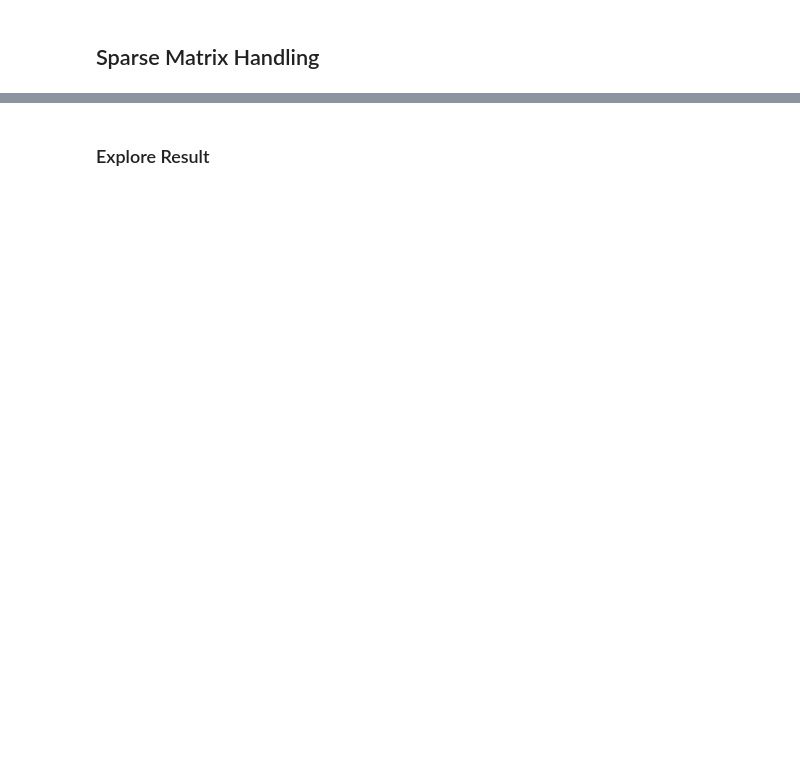
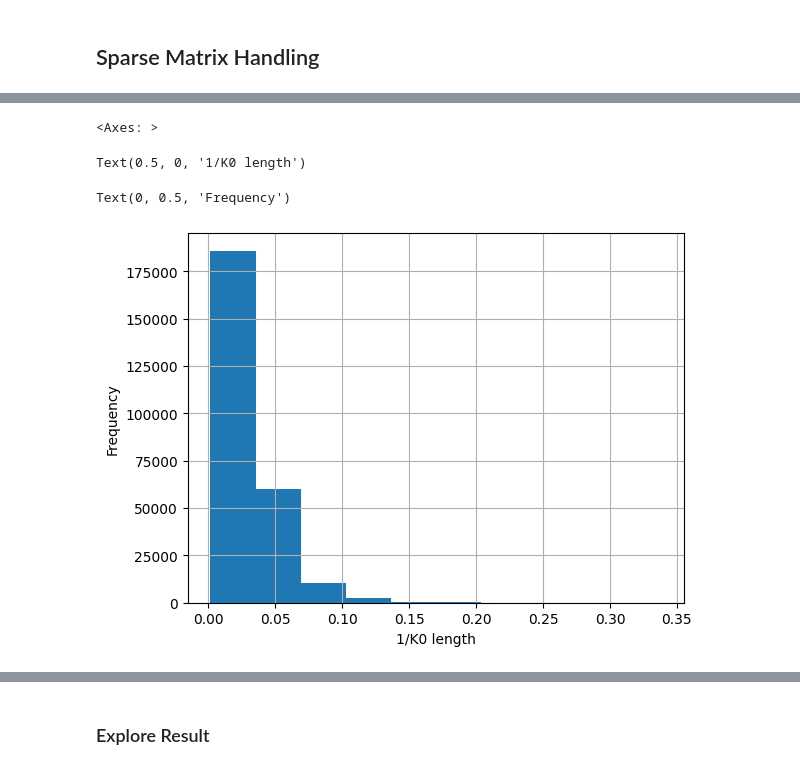
Before and after one commit to zix-xiao/scan-by-scan, a Jupyter notebook: notebooks/dev_10_scanbyscan_ims.ipynb, the cells around one changed output, grey strips where cells are left out. Drawn from its saved outputs; the diff is of its cells as text; code cells hidden in the pictures; blank space fills up the shorter version.

```diff
--- a/notebooks/dev_10_scanbyscan_ims.ipynb
+++ b/notebooks/dev_10_scanbyscan_ims.ipynb
@@ -197,0 +440,9 @@ im_pept_act = sparse_encode(
+# %%
+maxquant_result_ref_with_im_index["1/K0 length"].hist()
+plt.xlabel("1/K0 length")
+plt.ylabel("Frequency")
+# %% [output]
+<Axes: >
+Text(0.5, 0, '1/K0 length')
+Text(0, 0.5, 'Frequency')
+[figure, added]
```
Also changed, not shown: parts of 84 cells of this notebook, 5 other files.
